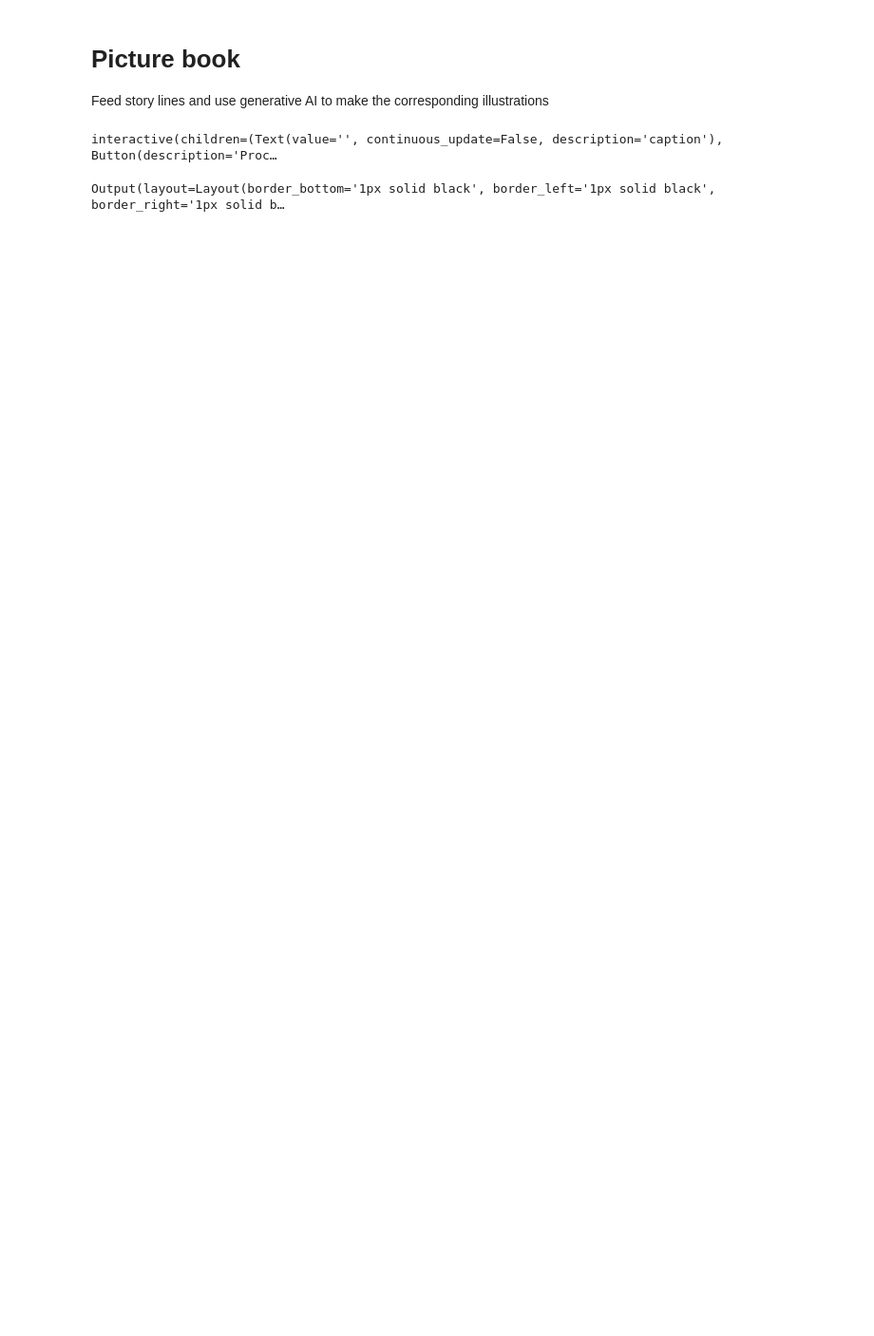
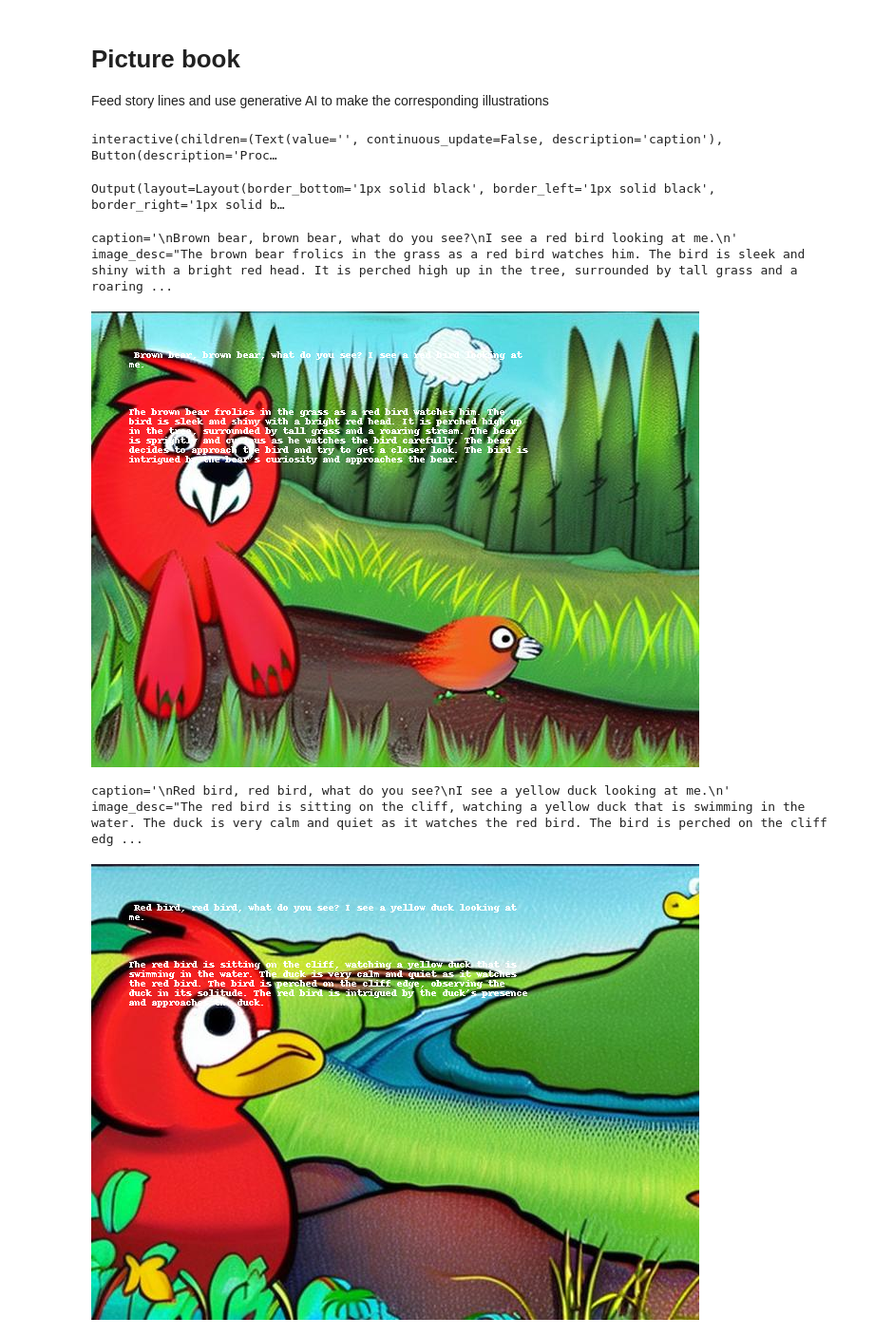
Before and after one commit to ChrisFajardo-TRI/HackathonMay2023, a Jupyter notebook: PictureBookMaking.ipynb, the cells around one changed output. Shown at 95% size. Drawn from its saved outputs; the diff is of its cells as text; code cells hidden in the pictures; blank space fills up the shorter version.

```diff
--- a/PictureBookMaking.ipynb
+++ b/PictureBookMaking.ipynb
@@ -30,7 +30,7 @@ def generate_image_desc(llm_chain, human_input):
     return image_desc
 
 def generate_image(human_input, image_input=None):
-    post_req = {'prompt': human_input}
+    post_req = {'prompt': f"children's cartoon: {human_input}"}
     if image_input:
         b = io.BytesIO()
         image_input.save(b, "JPEG")
@@ -76,7 +76,8 @@ class DemoApp:
         template = """
         You are a chatbot having a conversation with a human.
         The human is reading a children's theme story to you one section at a time.
-        Respond with a 40 to 50 word scene description matching the story so far.
+        Respond with a 40 to 50 word image generation prompt describing a children's cartoon.
+        Take into account previous responses.
         Respond in the format "Image: "
 
         {chat_history}
@@ -121,7 +122,7 @@ app.sp.cap_images[0].save(
     "/tmp/book.pdf", "PDF" ,resolution=100.0, save_all=True, append_images=app.sp.cap_images[1:]
 )
 # %%
-story = """
+one_fish_two_fish = """
 One fish, Two fish, Red fish, Blue fish,
 Black fish, Blue fish, Old fish, New fish.
 ---
@@ -161,8 +162,29 @@ Some are high. Some are low.
 Not one of them is like another.
 Don't ask us why, go ask your mother.
 """
+
+robots = """
+On the ground and in the air. Robots, robots, everywhere!
+---
+Up in space, beneath the seas, robots make discoveries!
+"""
+
+brown_bear = """
+Brown bear, brown bear, what do you see?
+I see a red bird looking at me.
+---
+Red bird, red bird, what do you see?
+I see a yellow duck looking at me.
+"""
 # %%
 app.reset()
-for verse in story.split("---"):
+for verse in brown_bear.split("---"):
     app.sp.update(verse)
-    display(app.sp.images[-1])
+    display(app.sp.cap_images[-1])
+# %% [output]
+caption='\nBrown bear, brown bear, what do you see?\nI see a red bird looking at me.\n'
+image_desc="The brown bear frolics in the grass as a red bird watches him. The bird is sleek and shiny with a bright red head. It is perched high up in the tree, surrounded by tall grass and a roaring ...
+[figure, added]
+caption='\nRed bird, red bird, what do you see?\nI see a yellow duck looking at me.\n'
+image_desc="The red bird is sitting on the cliff, watching a yellow duck that is swimming in the water. The duck is very calm and quiet as it watches the red bird. The bird is perched on the cliff edg ...
+[figure, added]
```
